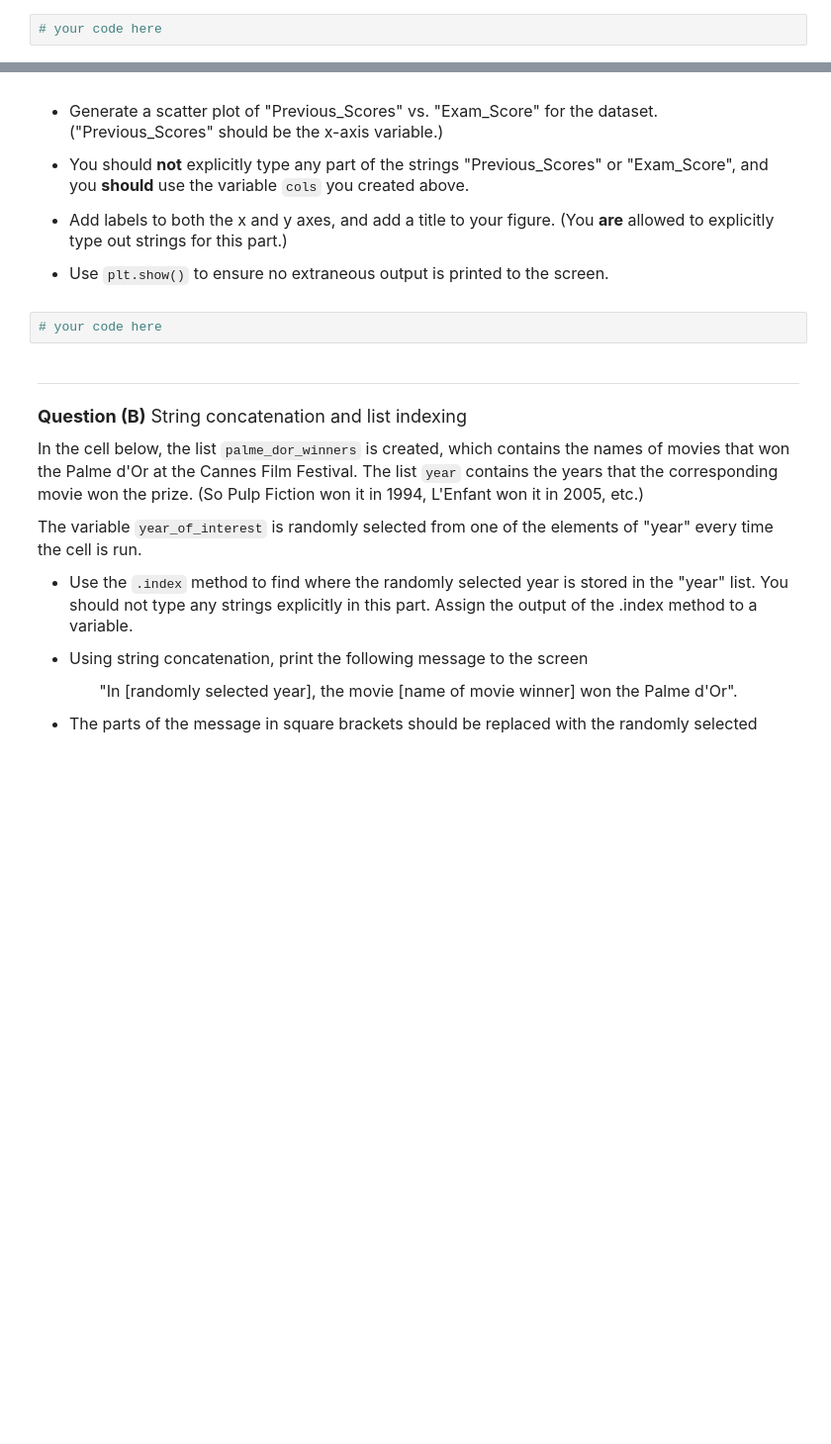
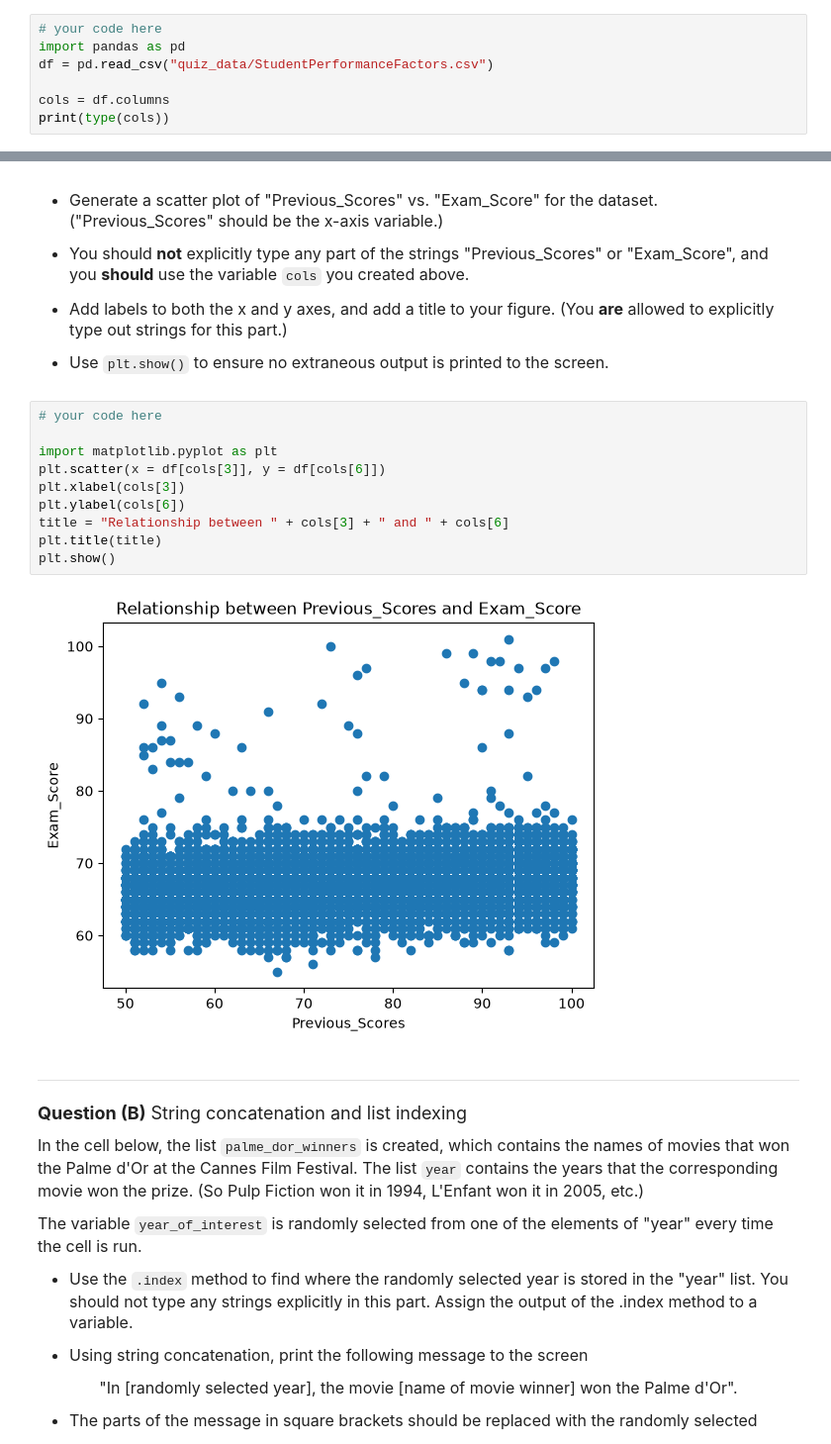
Before and after one commit to vzhu6/datasci151fall2026, a Jupyter notebook: quiz_1/quiz_1.ipynb, the cells around one changed output, grey strips where cells are left out. Shown at 99% size. Cells and saved outputs as stored; diff of their text form; blank space fills up the shorter version.

```diff
--- a/quiz_1/quiz_1.ipynb
+++ b/quiz_1/quiz_1.ipynb
@@ -41,3 +43,8 @@ ______________________
 - Determine what **type** (a.k.a class) of object the variable `cols` is, and print it to the screen.
 # %%
 # your code here
+import pandas as pd
+df = pd.read_csv("quiz_data/StudentPerformanceFactors.csv")
+
+cols = df.columns
+print(type(cols))
@@ -63,6 +83,16 @@ You should see a type we haven't dealt with explicitly yet. Nevertheless, we can
 - Use `plt.show()` to ensure no extraneous output is printed to the screen.
 # %%
 # your code here
+
+import matplotlib.pyplot as plt
+plt.scatter(x = df[cols[3]], y = df[cols[6]])
+plt.xlabel(cols[3])
+plt.ylabel(cols[6])
+title = "Relationship between " + cols[3] + " and " + cols[6]
+plt.title(title)
+plt.show()
+# %% [output]
+[figure, added]
 # %% [markdown]
 _______________________________
 <font size = "4">
```
Also changed, not shown: parts of 8 cells of this notebook.
